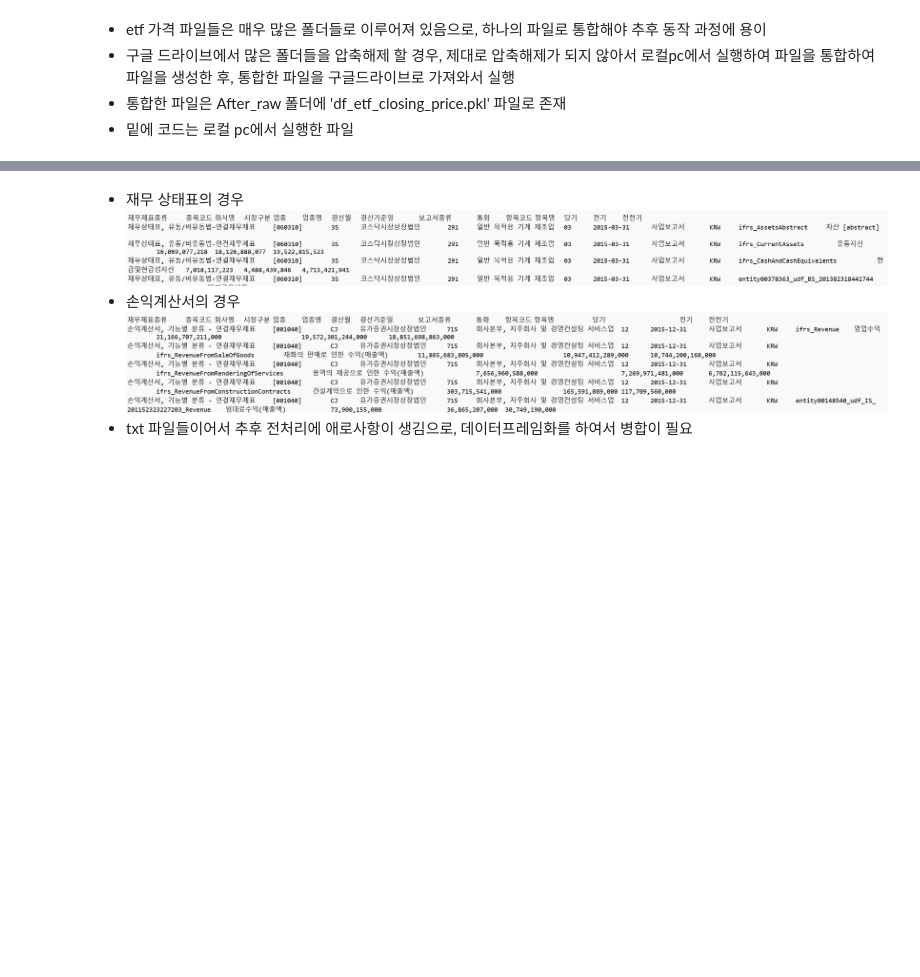
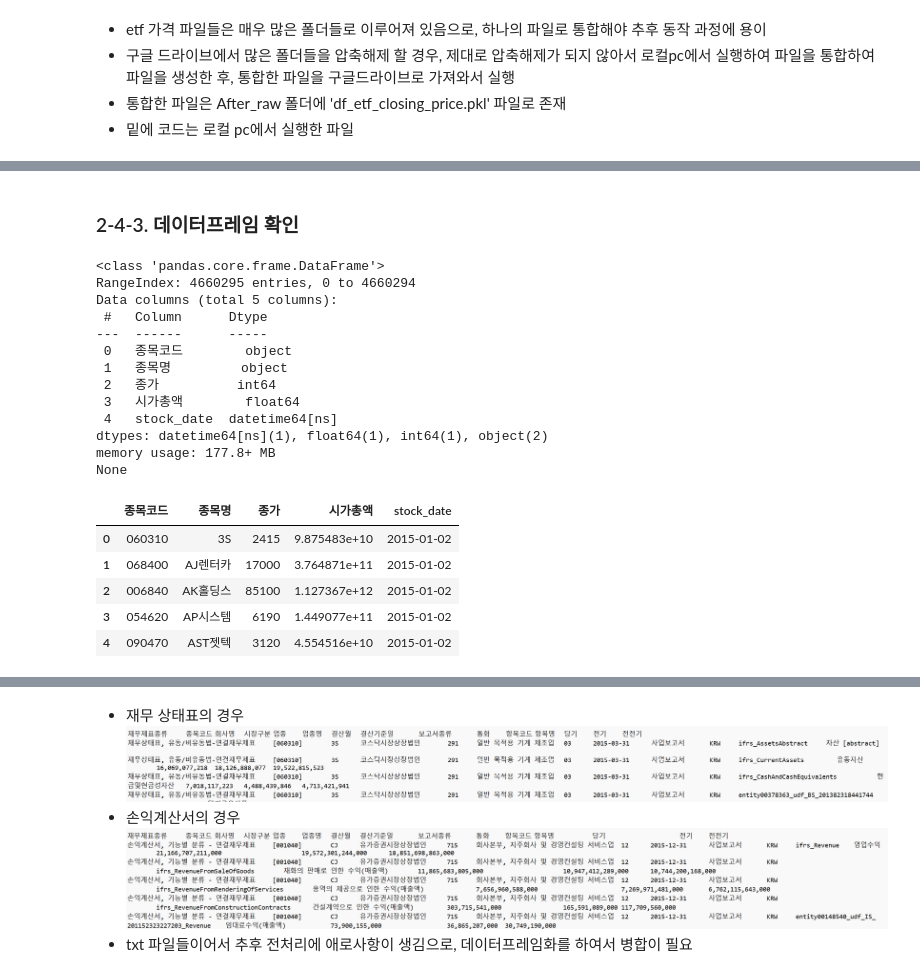
Before and after one commit to Ryong1998/snowball, a Jupyter notebook: 2_Data_Preparation.ipynb, the cells around one changed output, grey strips where cells are left out. Drawn from its saved outputs; the diff is of its cells as text; code cells hidden in the pictures; blank space fills up the shorter version.

```diff
--- a/2_Data_Preparation.ipynb
+++ b/2_Data_Preparation.ipynb
@@ -763,3 +803,31 @@ for i, stock_file in tqdm(enumerate(file_list), total=len(file_list)): # PDF_fil
     else:
         df_stock_concat = pd.concat([df_stock_concat, df_stock]) # 그 다음 pdf 파일들은 초기 데이터프레임에 위아래 병함
 df_stock_concat = df_stock_concat.reset_index(drop=True)
+# %% [markdown]
+### 2-4-3. 데이터프레임 확인
+# %%
+import pandas as pd
+# 로컬 pc에서 생성한 pdf 통합 파일 확인
+df_stock_closing_price = pd.read_pickle('/content/drive/MyDrive/snowball/data/After_raw/df_stock_closing_price.pkl')
+print(df_stock_closing_price.info())
+display(df_stock_closing_price.head())
+# %% [output]
+<class 'pandas.core.frame.DataFrame'>
+RangeIndex: 4660295 entries, 0 to 4660294
+Data columns (total 5 columns):
+ #   Column      Dtype
+---  ------      -----
+ 0   종목코드        object
+ 1   종목명         object
+ 2   종가          int64
+ 3   시가총액        float64
+ 4   stock_date  datetime64[ns]
+dtypes: datetime64[ns](1), float64(1), int64(1), object(2)
+memory usage: 177.8+ MB
+None
+|  | 종목코드 | 종목명 | 종가 | 시가총액 | stock_date |
+| 0 | 060310 | 3S | 2415 | 9.875483e+10 | 2015-01-02 |
+| 1 | 068400 | AJ렌터카 | 17000 | 3.764871e+11 | 2015-01-02 |
+| 2 | 006840 | AK홀딩스 | 85100 | 1.127367e+12 | 2015-01-02 |
+| 3 | 054620 | AP시스템 | 6190 | 1.449077e+11 | 2015-01-02 |
+| 4 | 090470 | AST젯텍 | 3120 | 4.554516e+10 | 2015-01-02 |
```
Also changed, not shown: parts of 26 cells of this notebook.
